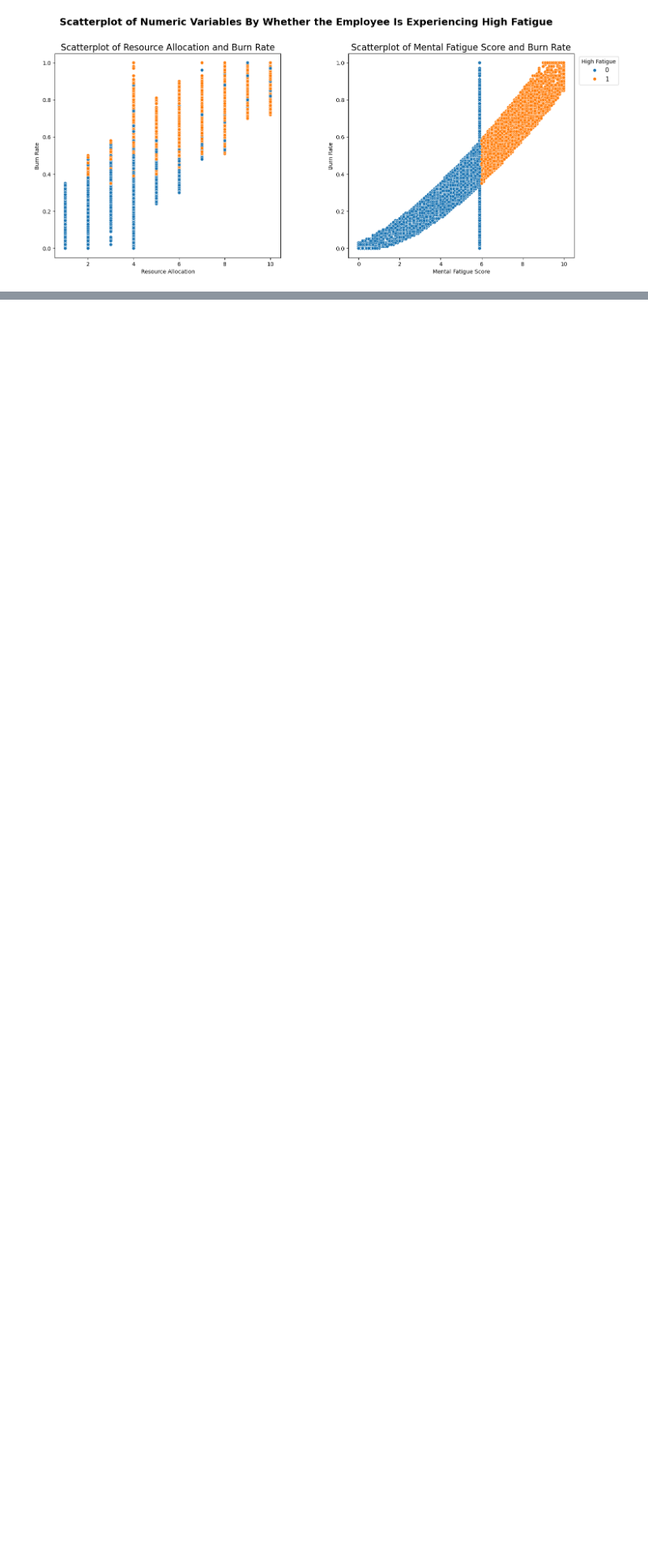
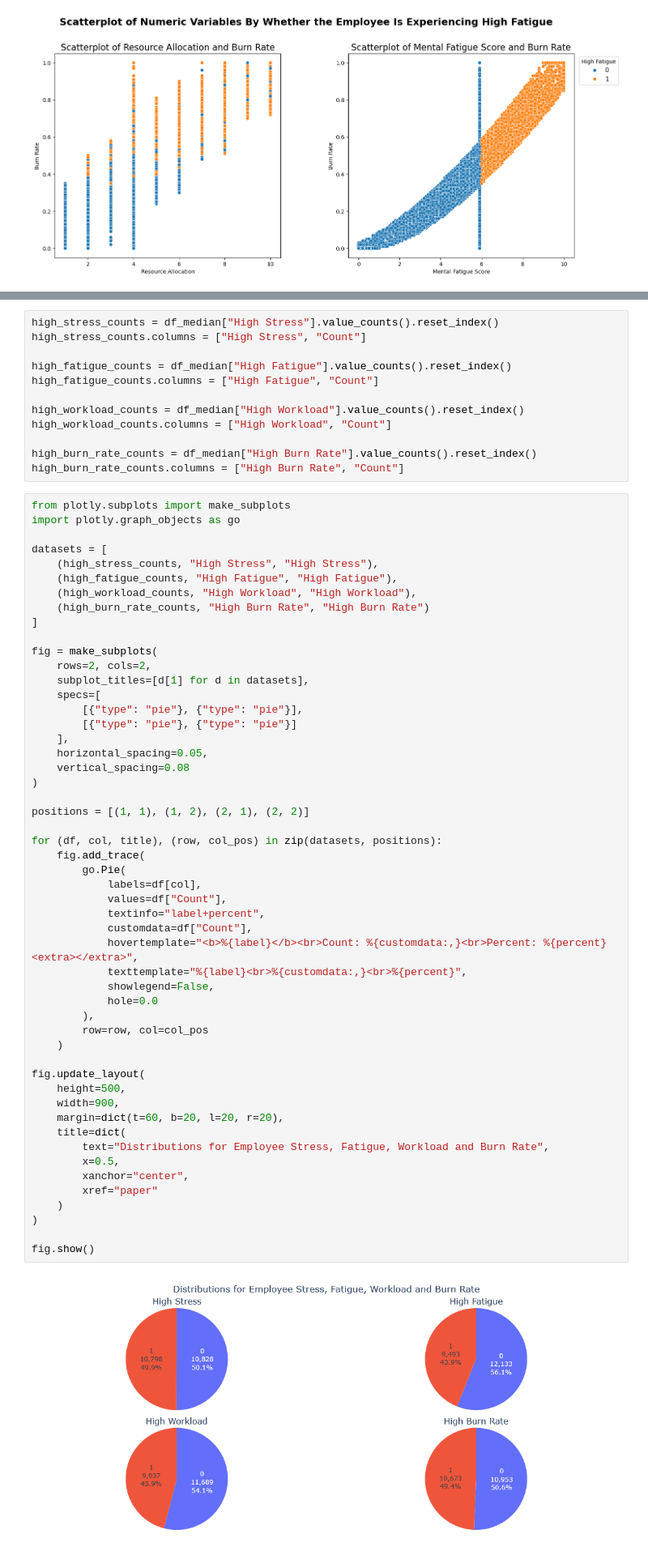
Before and after one commit to avakilov/Capstone-Project-DSC-288R, a Jupyter notebook: Milestone3_code_rundown.ipynb, the cells around one changed output, grey strips where cells are left out. Shown at 81% size. Cells and saved outputs as stored; diff of their text form; blank space fills up the shorter version.

```diff
--- a/Milestone3_code_rundown.ipynb
+++ b/Milestone3_code_rundown.ipynb
@@ -502,0 +550,66 @@ plt.show()
+# %%
+high_stress_counts = df_median["High Stress"].value_counts().reset_index()
+high_stress_counts.columns = ["High Stress", "Count"]
+
+high_fatigue_counts = df_median["High Fatigue"].value_counts().reset_index()
+high_fatigue_counts.columns = ["High Fatigue", "Count"]
+
+high_workload_counts = df_median["High Workload"].value_counts().reset_index()
+high_workload_counts.columns = ["High Workload", "Count"]
+
+high_burn_rate_counts = df_median["High Burn Rate"].value_counts().reset_index()
+high_burn_rate_counts.columns = ["High Burn Rate", "Count"]
+# %%
+from plotly.subplots import make_subplots
+import plotly.graph_objects as go
+
+datasets = [
+    (high_stress_counts, "High Stress", "High Stress"),
+    (high_fatigue_counts, "High Fatigue", "High Fatigue"),
+    (high_workload_counts, "High Workload", "High Workload"),
+    (high_burn_rate_counts, "High Burn Rate", "High Burn Rate")
+]
+
+fig = make_subplots(
+    rows=2, cols=2,
+    subplot_titles=[d[1] for d in datasets],
+    specs=[
+        [{"type": "pie"}, {"type": "pie"}],
+        [{"type": "pie"}, {"type": "pie"}]
+    ],
+    horizontal_spacing=0.05,
+    vertical_spacing=0.08
+)
+
+positions = [(1, 1), (1, 2), (2, 1), (2, 2)]
+
+for (df, col, title), (row, col_pos) in zip(datasets, positions):
+    fig.add_trace(
+        go.Pie(
+            labels=df[col],
+            values=df["Count"],
+            textinfo="label+percent",
+            customdata=df["Count"],
+            hovertemplate="<b>%{label}</b><br>Count: %{customdata:,}<br>Percent: %{percent}<extra></extra>",
+            texttemplate="%{label}<br>%{customdata:,}<br>%{percent}",
+            showlegend=False,
+            hole=0.0
+        ),
+        row=row, col=col_pos
+    )
+
+fig.update_layout(
+    height=500,
+    width=900,
+    margin=dict(t=60, b=20, l=20, r=20),
+    title=dict(
+        text="Distributions for Employee Stress, Fatigue, Workload and Burn Rate",
+        x=0.5,
+        xanchor="center",
+        xref="paper"
+    )
+)
+
+fig.show()
+# %% [output]
+[figure, added]
```
Also changed, not shown: parts of 11 cells of this notebook.
